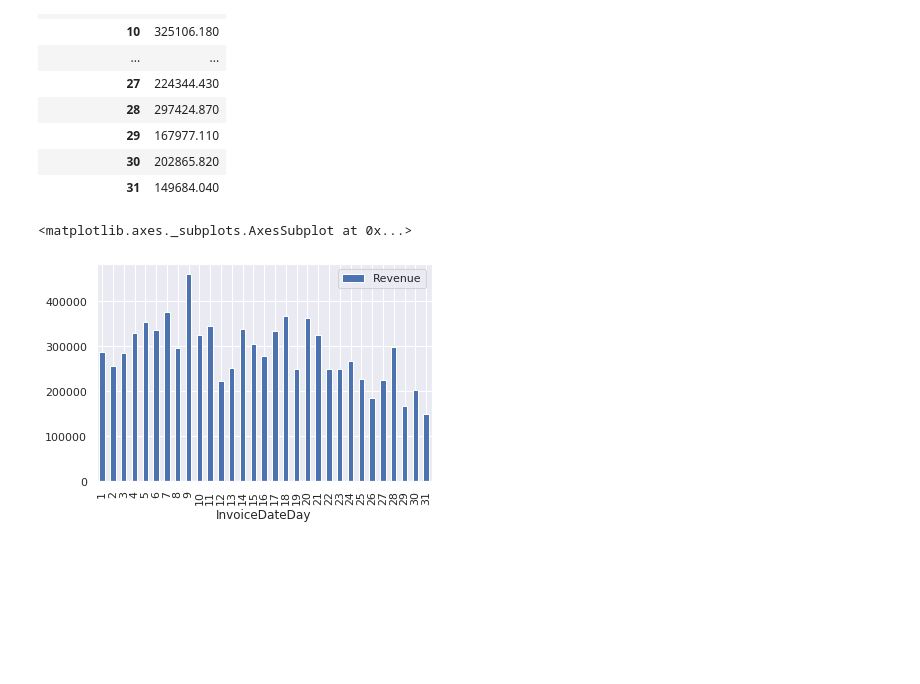
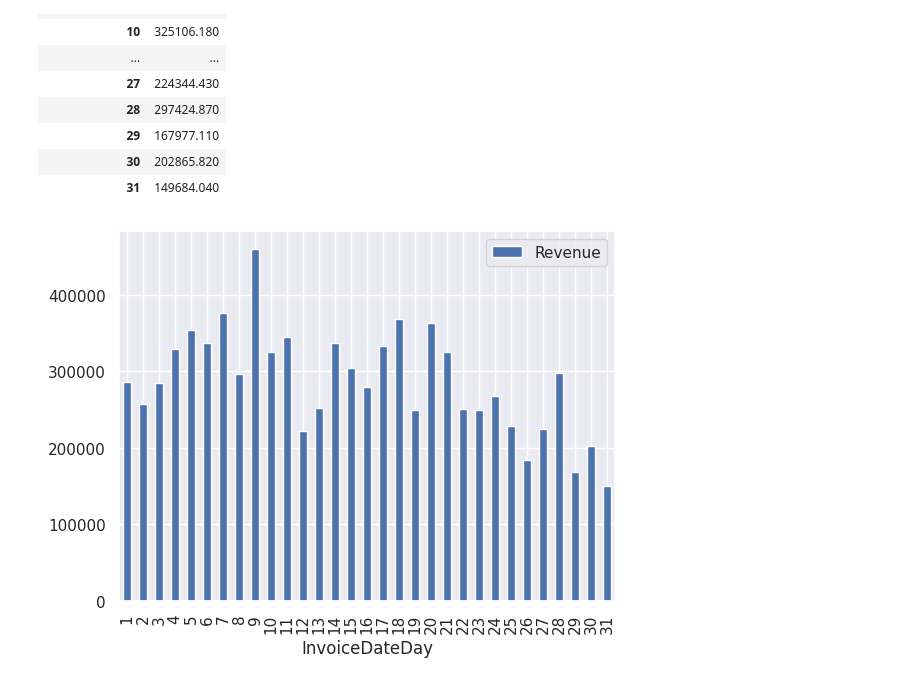
Before and after one commit to kurek0010/data-science-bootcamp, a Jupyter notebook: 02_analiza_danych/06_sql_porownanie.ipynb, the cells around one changed output. Saved outputs shown, nothing was run; the diff lists cells and outputs as text; code cells hidden in the pictures; blank space fills up the shorter version.

```diff
--- a/02_analiza_danych/06_sql_porownanie.ipynb
+++ b/02_analiza_danych/06_sql_porownanie.ipynb
@@ -382,11 +430,10 @@ results
 # %%
 import seaborn as sns
 sns.set()
 
-results.plot(kind='bar')
+_ = results.plot(kind='bar')
 # %% [output]
-<matplotlib.axes._subplots.AxesSubplot at 0x...>
-[figure, old version]
+[figure, new version]
 # %%
 # SELECT * FROM retail ORDER BY Quantity DESC LIMIT 5;
 retail.nlargest(n=5, columns='Quantity')
```
Also changed, not shown: parts of 13 cells of this notebook.
